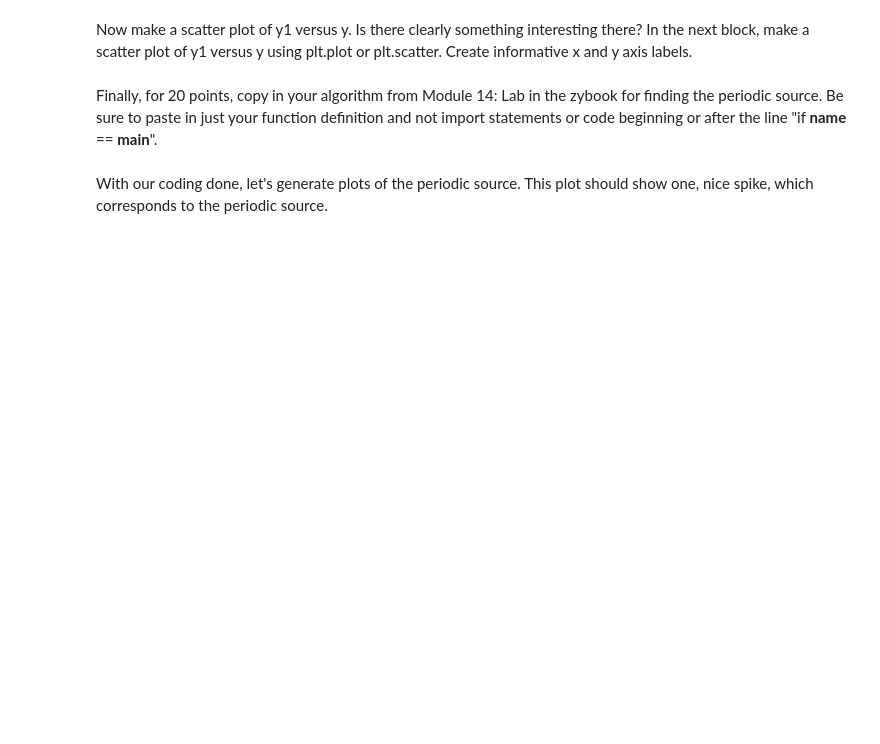
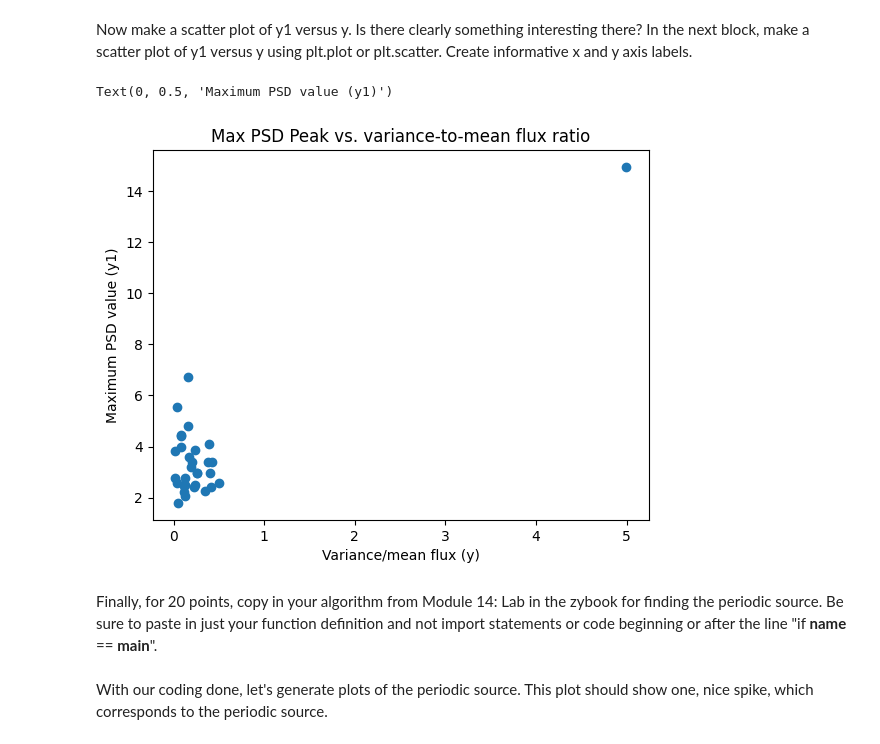
Before and after one commit to not-rudy/Engineering-Systems-and-Experimental-Problem-Solving, a Jupyter notebook: Final_Project_Visualization.ipynb, the cells around one changed output. Saved outputs shown, nothing was run; the diff lists cells and outputs as text; code cells hidden in the pictures; blank space fills up the shorter version.

```diff
--- a/Final_Project_Visualization.ipynb
+++ b/Final_Project_Visualization.ipynb
@@ -119,6 +204,13 @@ In the next block, make a scatter plot of y1 versus y using plt.plot or plt.scat
 # %%
 # edit this block
 # make a scatter plot of y1 versus y using plt.plot or plt.scatter.  Create informative x and y axis labels (10 points)
+plt.scatter(y, y1)
+plt.title("Max PSD Peak vs. variance-to-mean flux ratio")
+plt.xlabel("Variance/mean flux (y)")
+plt.ylabel("Maximum PSD value (y1)")
+# %% [output]
+Text(0, 0.5, 'Maximum PSD value (y1)')
+[figure, added]
 # %% [markdown]
 Finally, for 20 points, copy in your algorithm from Module 14: Lab in the zybook for finding the periodic source.
 Be sure to paste in just your function definition and not import statements or code beginning or after the line "if __name__ == __main__".
```
Also changed, not shown: parts of 17 cells of this notebook.
